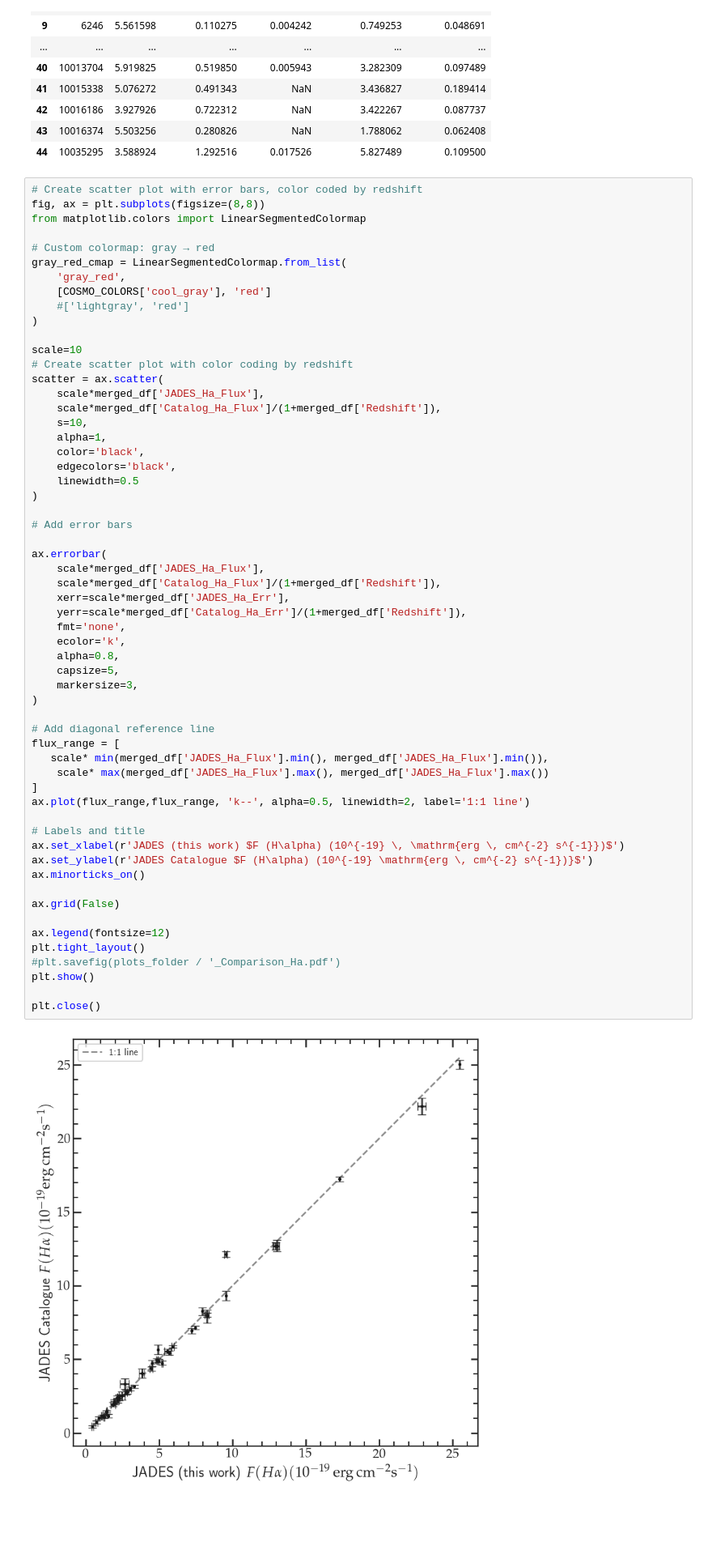
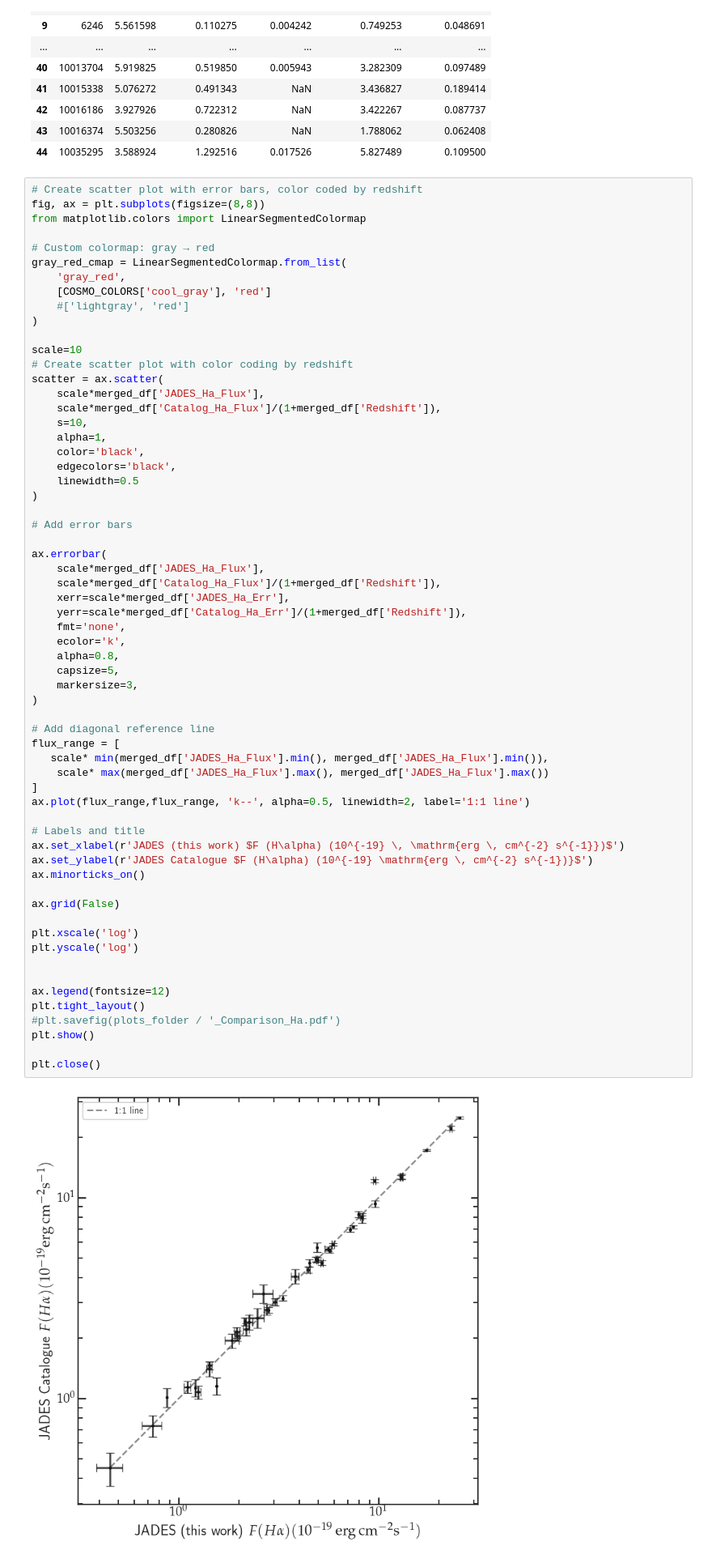
Before and after one commit to NGomez-inaoe/JWST-Data, a Jupyter notebook: Medium_Resolution/compare_flux.ipynb, the cells around one changed output. Shown at 81% size. Drawn from its saved outputs; the diff is of its cells as text; blank space fills up the shorter version.

```diff
--- a/Medium_Resolution/compare_flux.ipynb
+++ b/Medium_Resolution/compare_flux.ipynb
@@ -576,31 +590,35 @@ ax.errorbar(
     xerr=scale*merged_df['JADES_Ha_Err'],
     yerr=scale*merged_df['Catalog_Ha_Err']/(1+merged_df['Redshift']),
     fmt='none',
     ecolor='k',
     alpha=0.8,
     capsize=5,
     markersize=3,
 )
 
 # Add diagonal reference line
 flux_range = [
    scale* min(merged_df['JADES_Ha_Flux'].min(), merged_df['JADES_Ha_Flux'].min()),
     scale* max(merged_df['JADES_Ha_Flux'].max(), merged_df['JADES_Ha_Flux'].max())
 ]
 ax.plot(flux_range,flux_range, 'k--', alpha=0.5, linewidth=2, label='1:1 line')
 
 # Labels and title
 ax.set_xlabel(r'JADES (this work) $F (H\alpha) (10^{-19} \, \mathrm{erg \, cm^{-2} s^{-1}})$')
 ax.set_ylabel(r'JADES Catalogue $F (H\alpha) (10^{-19} \mathrm{erg \, cm^{-2} s^{-1})}$')
 ax.minorticks_on()
 
 ax.grid(False)
 
+plt.xscale('log')
+plt.yscale('log')
+
+
 ax.legend(fontsize=12)
 plt.tight_layout()
 #plt.savefig(plots_folder / '_Comparison_Ha.pdf')
 plt.show()
 
 plt.close()
 # %% [output]
-[figure, old version]
+[figure, new version]
```
Also changed, not shown: parts of 4 cells of this notebook.
